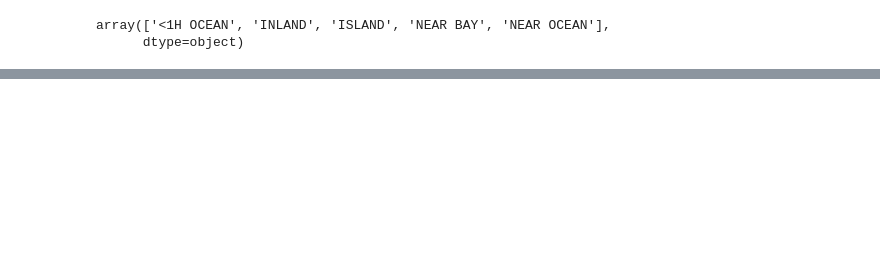
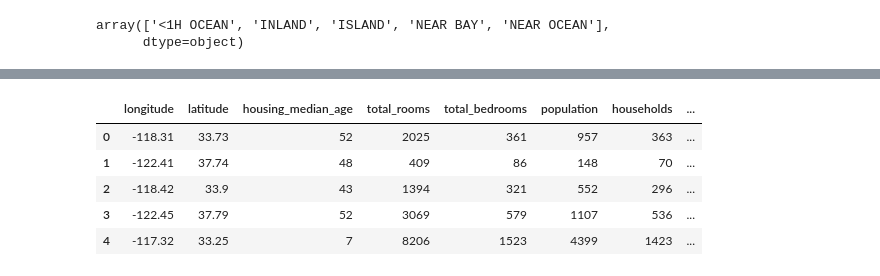
Before and after one commit to silentvoice/ml-with-scikit, a Jupyter notebook: Basics.ipynb, the cells around one changed output, grey strips where cells are left out. Drawn from its saved outputs; the diff is of its cells as text; code cells hidden in the pictures; blank space fills up the shorter version.

```diff
--- a/Basics.ipynb
+++ b/Basics.ipynb
@@ -388,0 +487,20 @@ array(['<1H OCEAN', 'INLAND', 'ISLAND', 'NEAR BAY', 'NEAR OCEAN'],
+# %%
+class CustomTranformer(BaseEstimator, TransformerMixin):
+    def __init__(self, add_bedrooms_per_room = True):
+        self.add_bedrooms_per_room = add_bedrooms_per_room
+
+    def fit(self, X, y=None):
+        return self
+
+    def transform(self, X, y=None):
+        rooms_per_household = X[:, rooms_i] / X[:, household_i]
+        population_per_household = X[:, population_i] / X[:, household_i]
+        if self.add_bedrooms_per_room:
+            bedrooms_per_household = X[:, bedrooms_i] / X[:, household_i]
+            return np.c_[X, rooms_per_household, population_per_household, bedrooms_per_household]
+        else:
+            return np.c_[X, rooms_per_household, population_per_household]
+# %%
+custom_features = CustomTranformer(add_bedrooms_per_room=False)
+# %%
+housing_with_custom_features = custom_features.transform(housing.values)
@@ -388,0 +523,12 @@ array(['<1H OCEAN', 'INLAND', 'ISLAND', 'NEAR BAY', 'NEAR OCEAN'],
+# %%
+housing_with_custom_columns_df = pd.DataFrame(housing_with_custom_features,
+                                              columns=list(housing.columns) + ['rooms_per_household', 'population_per_household'])
+# %%
+housing_with_custom_columns_df.head()
+# %% [output]
+|  | longitude | latitude | housing_median_age | total_rooms | total_bedrooms | population | households | ... |
+| 0 | -118.31 | 33.73 | 52 | 2025 | 361 | 957 | 363 | ... |
+| 1 | -122.41 | 37.74 | 48 | 409 | 86 | 148 | 70 | ... |
+| 2 | -118.42 | 33.9 | 43 | 1394 | 321 | 552 | 296 | ... |
+| 3 | -122.45 | 37.79 | 52 | 3069 | 579 | 1107 | 536 | ... |
+| 4 | -117.32 | 33.25 | 7 | 8206 | 1523 | 4399 | 1423 | ... |
```
Also changed, not shown: parts of 81 cells of this notebook, 1 other file.
